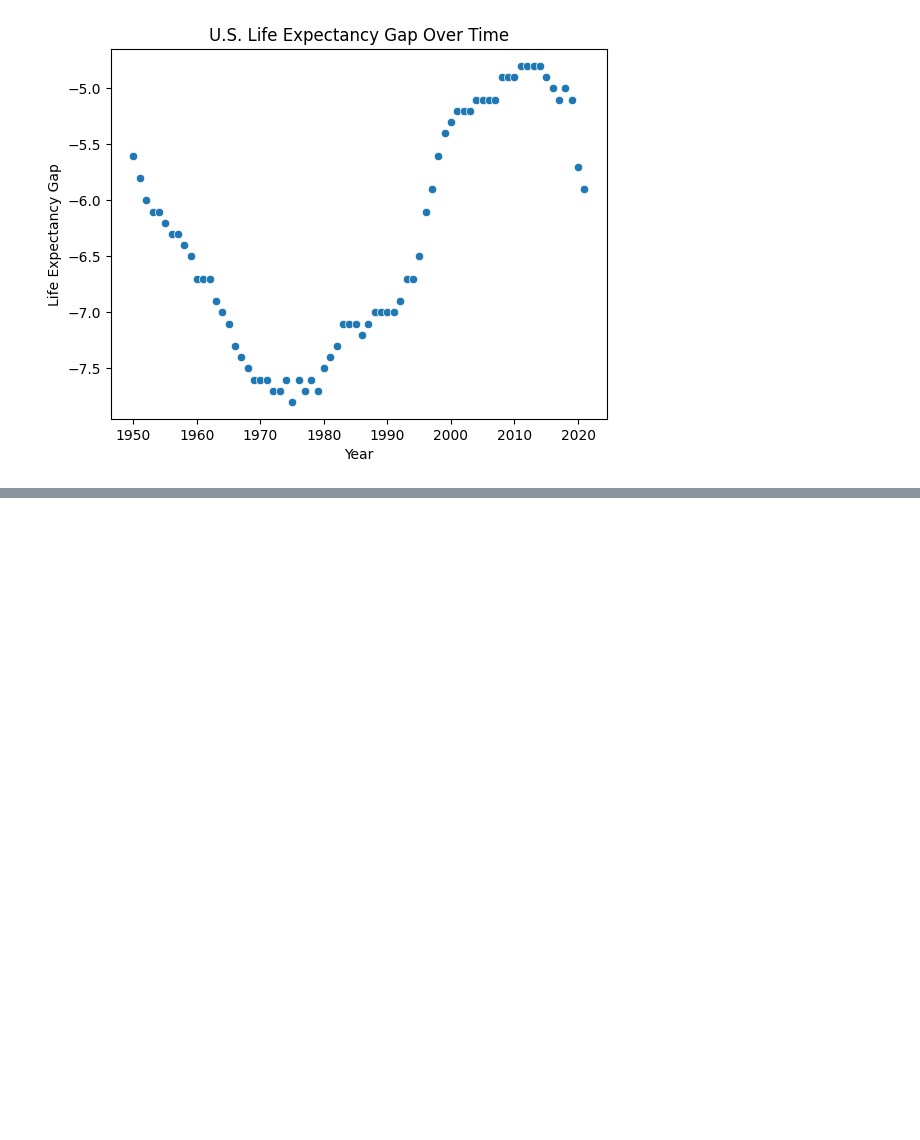
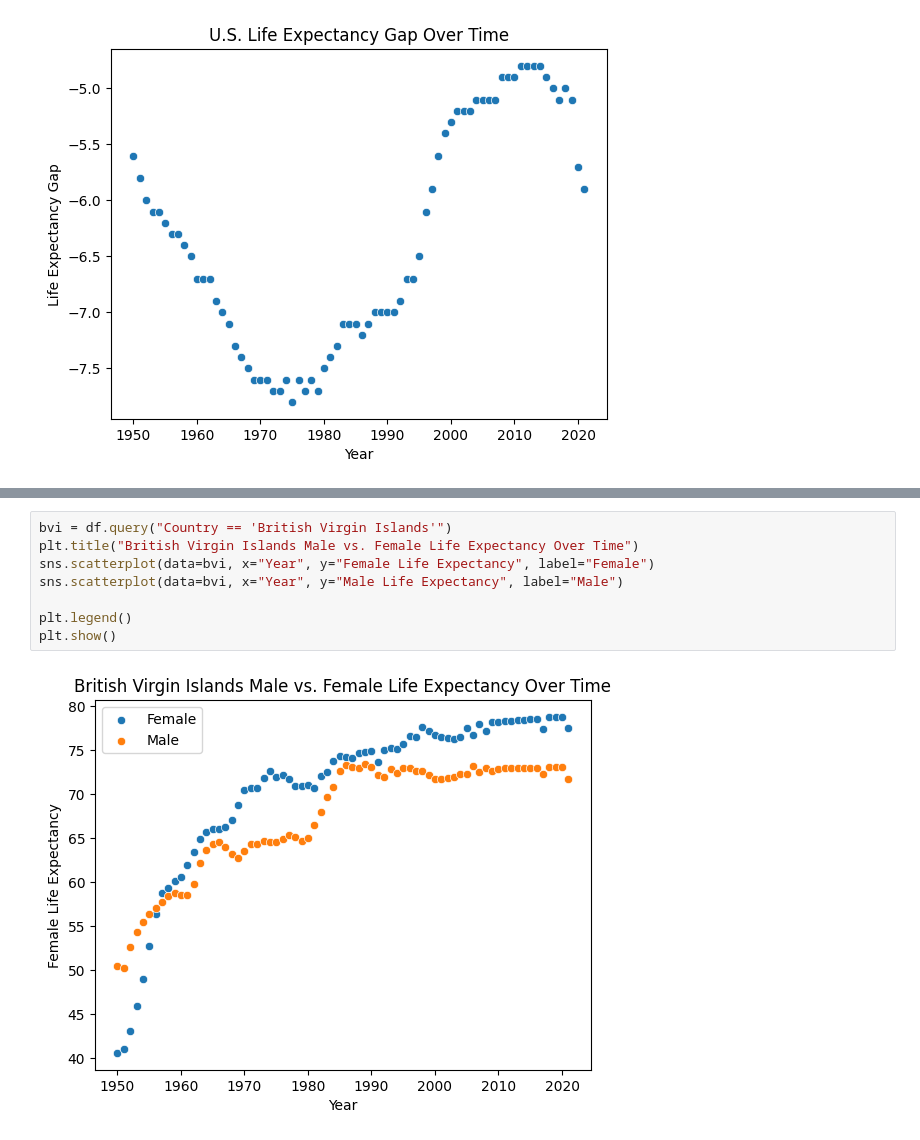
Before and after one commit to sho7328/Data-Analysis, a Jupyter notebook: dataanalysis.ipynb, the cells around one changed output, grey strips where cells are left out. Drawn from its saved outputs; the diff is of its cells as text; blank space fills up the shorter version.

```diff
--- a/dataanalysis.ipynb
+++ b/dataanalysis.ipynb
@@ -140,0 +195,10 @@ sns.scatterplot(data=us_life_expectancy, x="Year", y="Life Expectancy Gap")
+# %%
+bvi = df.query("Country == 'British Virgin Islands'")
+plt.title("British Virgin Islands Male vs. Female Life Expectancy Over Time")
+sns.scatterplot(data=bvi, x="Year", y="Female Life Expectancy", label="Female")
+sns.scatterplot(data=bvi, x="Year", y="Male Life Expectancy", label="Male")
+
+plt.legend()
+plt.show()
+# %% [output]
+[figure, added]
```
Also changed, not shown: parts of 23 cells of this notebook.
